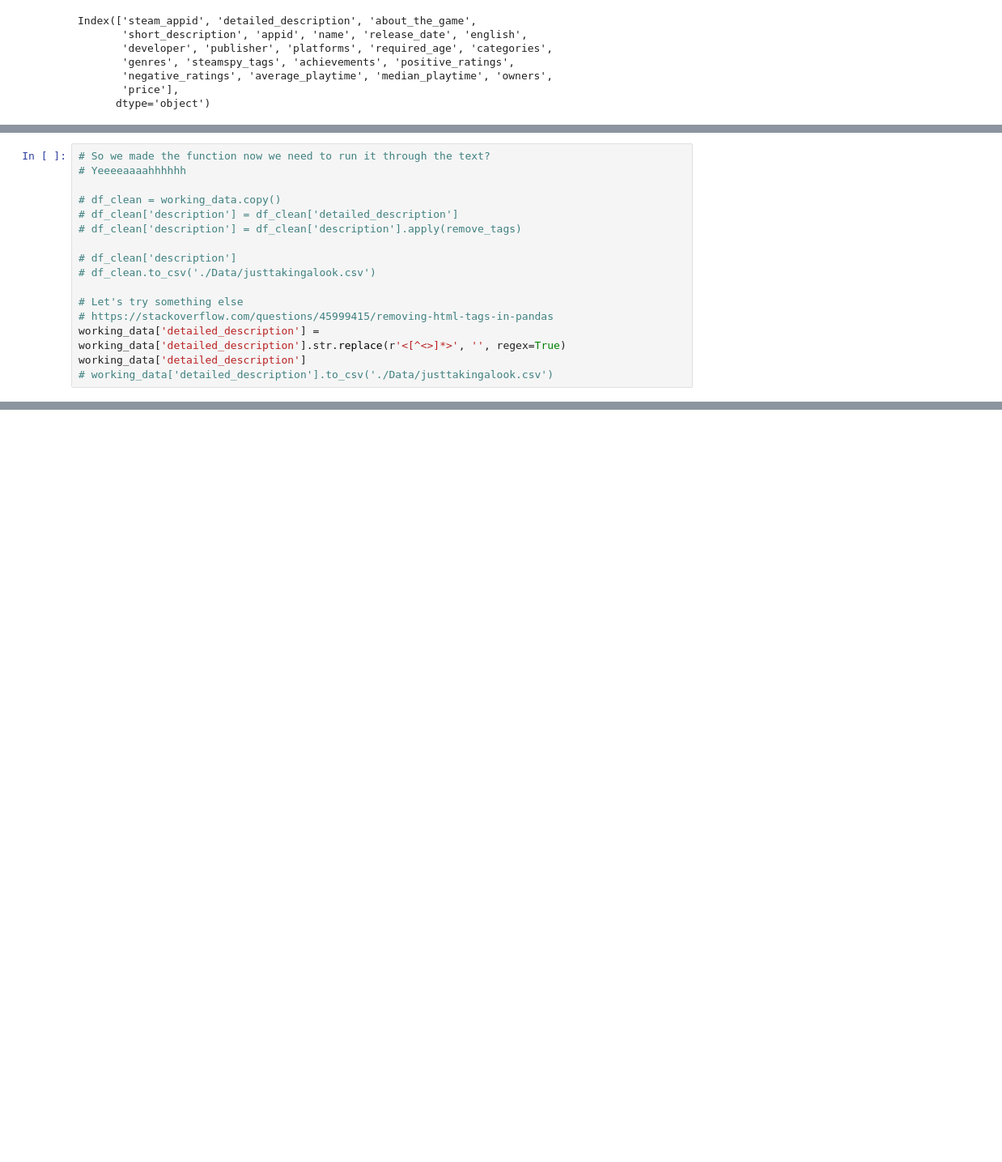
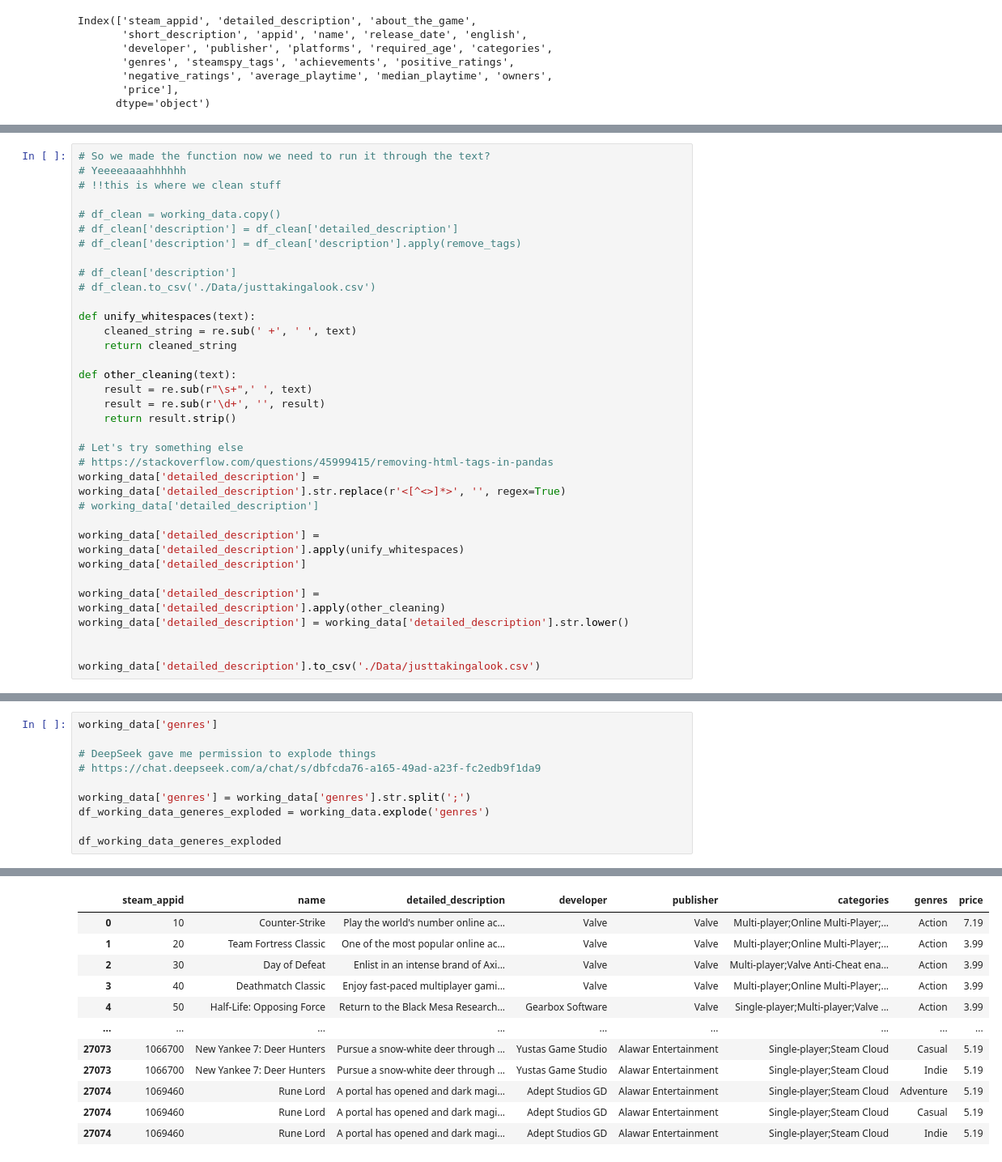
Before and after one commit to Ace-Quantum/atlas-machine_learning, a Jupyter notebook: Playground/steam_fun/pre_processing.ipynb, the cells around one changed output, grey strips where cells are left out. Shown: that part at 81% size. Saved outputs shown, nothing was run; the diff lists cells and outputs as text; blank space fills up the shorter version.

```diff
--- a/Playground/steam_fun/pre_processing.ipynb
+++ b/Playground/steam_fun/pre_processing.ipynb
@@ -152,6 +126,7 @@ def remove_tags(text):
 # %%
 # So we made the function now we need to run it through the text?
 # Yeeeeaaaahhhhhh
+# !!this is where we clean stuff
 
 # df_clean = working_data.copy()
 # df_clean['description'] = df_clean['detailed_description']
@@ -160,11 +135,28 @@ def remove_tags(text):
 # df_clean['description']
 # df_clean.to_csv('./Data/justtakingalook.csv')
 
+def unify_whitespaces(text):
+    cleaned_string = re.sub(' +', ' ', text)
+    return cleaned_string
+
+def other_cleaning(text):
+    result = re.sub(r"\s+",' ', text)
+    result = re.sub(r'\d+', '', result)
+    return result.strip()
+
 # Let's try something else
 # https://stackoverflow.com/questions/45999415/removing-html-tags-in-pandas
 working_data['detailed_description'] = working_data['detailed_description'].str.replace(r'<[^<>]*>', '', regex=True)
+# working_data['detailed_description']
+
+working_data['detailed_description'] = working_data['detailed_description'].apply(unify_whitespaces)
 working_data['detailed_description']
-# working_data['detailed_description'].to_csv('./Data/justtakingalook.csv')
+
+working_data['detailed_description'] = working_data['detailed_description'].apply(other_cleaning)
+working_data['detailed_description'] = working_data['detailed_description'].str.lower()
+
+
+working_data['detailed_description'].to_csv('./Data/justtakingalook.csv')
 # %% [output]
 A value is trying to be set on a copy of a slice from a DataFrame.
 Try using .loc[row_indexer,col_indexer] = value instead
@@ -185,0 +183,11 @@ Name: detailed_description, Length: 27075, dtype: object
+# %%
+working_data['genres']
+
+# DeepSeek gave me permission to explode things
+# https://chat.deepseek.com/a/chat/s/dbfcda76-a165-49ad-a23f-fc2edb9f1da9
+
+working_data['genres'] = working_data['genres'].str.split(';')
+df_working_data_generes_exploded = working_data.explode('genres')
+
+df_working_data_generes_exploded
+# %% [output]
@@ -185,0 +199,12 @@ Name: detailed_description, Length: 27075, dtype: object
+|  | steam_appid | name | detailed_description | developer | publisher | categories | genres | price |
+| 0 | 10 | Counter-Strike | Play the world's number online ac... | Valve | Valve | Multi-player;Online Multi-Player;... | Action | 7.19 |
+| 1 | 20 | Team Fortress Classic | One of the most popular online ac... | Valve | Valve | Multi-player;Online Multi-Player;... | Action | 3.99 |
+| 2 | 30 | Day of Defeat | Enlist in an intense brand of Axi... | Valve | Valve | Multi-player;Valve Anti-Cheat ena... | Action | 3.99 |
+| 3 | 40 | Deathmatch Classic | Enjoy fast-paced multiplayer gami... | Valve | Valve | Multi-player;Online Multi-Player;... | Action | 3.99 |
+| 4 | 50 | Half-Life: Opposing Force | Return to the Black Mesa Research... | Gearbox Software | Valve | Single-player;Multi-player;Valve ... | Action | 3.99 |
+| ... | ... | ... | ... | ... | ... | ... | ... | ... |
+| 27073 | 1066700 | New Yankee 7: Deer Hunters | Pursue a snow-white deer through ... | Yustas Game Studio | Alawar Entertainment | Single-player;Steam Cloud | Casual | 5.19 |
+| 27073 | 1066700 | New Yankee 7: Deer Hunters | Pursue a snow-white deer through ... | Yustas Game Studio | Alawar Entertainment | Single-player;Steam Cloud | Indie | 5.19 |
+| 27074 | 1069460 | Rune Lord | A portal has opened and dark magi... | Adept Studios GD | Alawar Entertainment | Single-player;Steam Cloud | Adventure | 5.19 |
+| 27074 | 1069460 | Rune Lord | A portal has opened and dark magi... | Adept Studios GD | Alawar Entertainment | Single-player;Steam Cloud | Casual | 5.19 |
+| 27074 | 1069460 | Rune Lord | A portal has opened and dark magi... | Adept Studios GD | Alawar Entertainment | Single-player;Steam Cloud | Indie | 5.19 |
```
Also changed, not shown: parts of 15 cells of this notebook.
